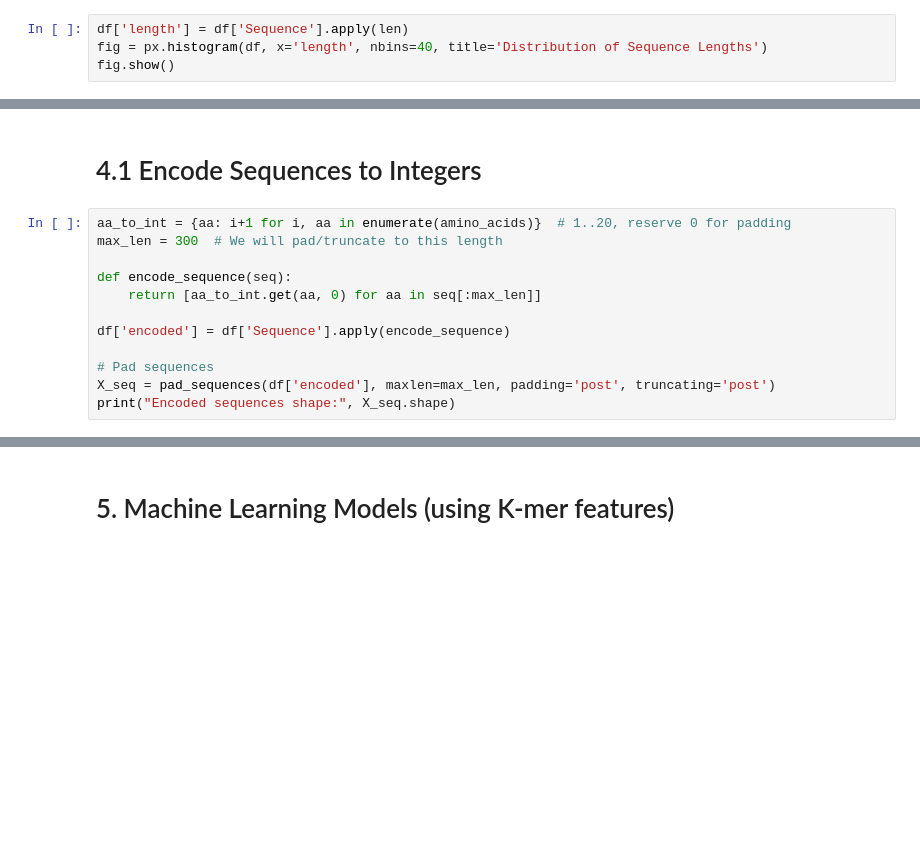
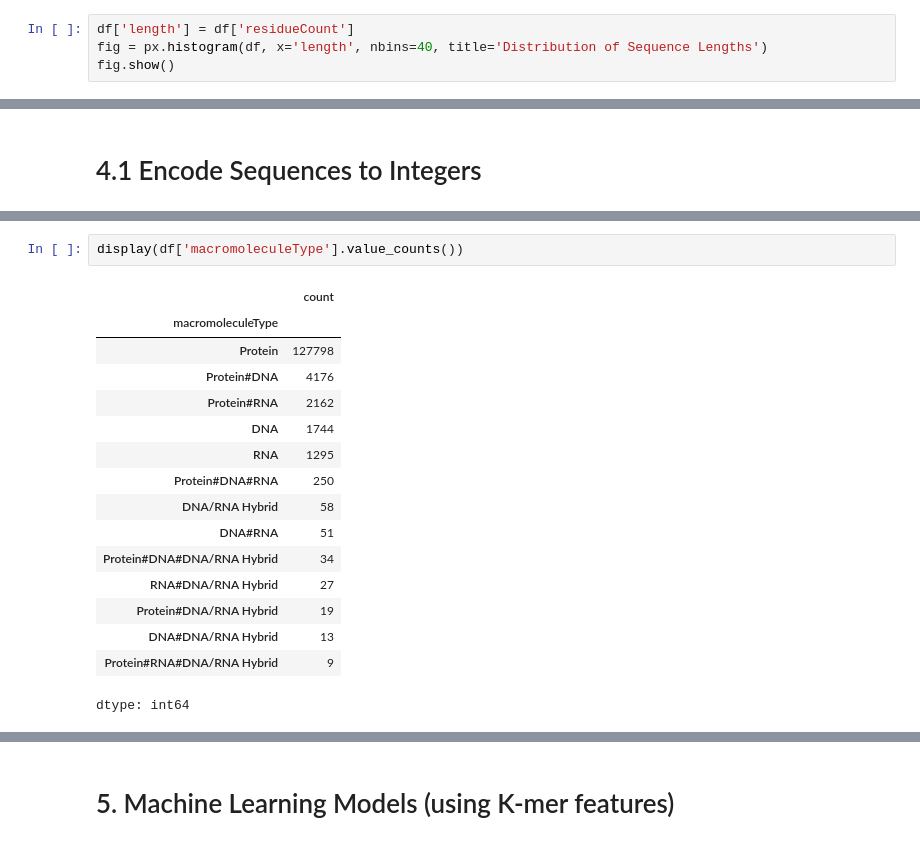
Before and after one commit to usama488/Data-science, a Jupyter notebook: Protein_Sequence_Analysis_EDA.ipynb, the cells around one changed output, grey strips where cells are left out. Saved outputs shown, nothing was run; the diff lists cells and outputs as text; blank space fills up the shorter version.

```diff
--- a/Protein_Sequence_Analysis_EDA.ipynb
+++ b/Protein_Sequence_Analysis_EDA.ipynb
@@ -125,7 +116,7 @@ print(df.columns.tolist())
 # %% [markdown]
 # 3.2 Sequence Length Distribution
 # %%
-df['length'] = df['Sequence'].apply(len)
+df['length'] = df['residueCount']
 fig = px.histogram(df, x='length', nbins=40, title='Distribution of Sequence Lengths')
 fig.show()
 # %% [output]
@@ -177,15 +145,3 @@ KeyError: 'Sequence'
 # 4. Feature Engineering
 # %% [markdown]
 # 4.1 Encode Sequences to Integers
-# %%
-aa_to_int = {aa: i+1 for i, aa in enumerate(amino_acids)}  # 1..20, reserve 0 for padding
-max_len = 300  # We will pad/truncate to this length
-
-def encode_sequence(seq):
-    return [aa_to_int.get(aa, 0) for aa in seq[:max_len]]
-
-df['encoded'] = df['Sequence'].apply(encode_sequence)
-
-# Pad sequences
-X_seq = pad_sequences(df['encoded'], maxlen=max_len, padding='post', truncating='post')
-print("Encoded sequences shape:", X_seq.shape)
@@ -195,0 +159,19 @@ KeyError: 'Sequence'
+# %%
+display(df['macromoleculeType'].value_counts())
+# %% [output]
+|  | count |
+| macromoleculeType |  |
+| Protein | 127798 |
+| Protein#DNA | 4176 |
+| Protein#RNA | 2162 |
+| DNA | 1744 |
+| RNA | 1295 |
+| Protein#DNA#RNA | 250 |
+| DNA/RNA Hybrid | 58 |
+| DNA#RNA | 51 |
+| Protein#DNA#DNA/RNA Hybrid | 34 |
+| RNA#DNA/RNA Hybrid | 27 |
+| Protein#DNA/RNA Hybrid | 19 |
+| DNA#DNA/RNA Hybrid | 13 |
+| Protein#RNA#DNA/RNA Hybrid | 9 |
+dtype: int64
```
Also changed, not shown: parts of 18 cells of this notebook.
